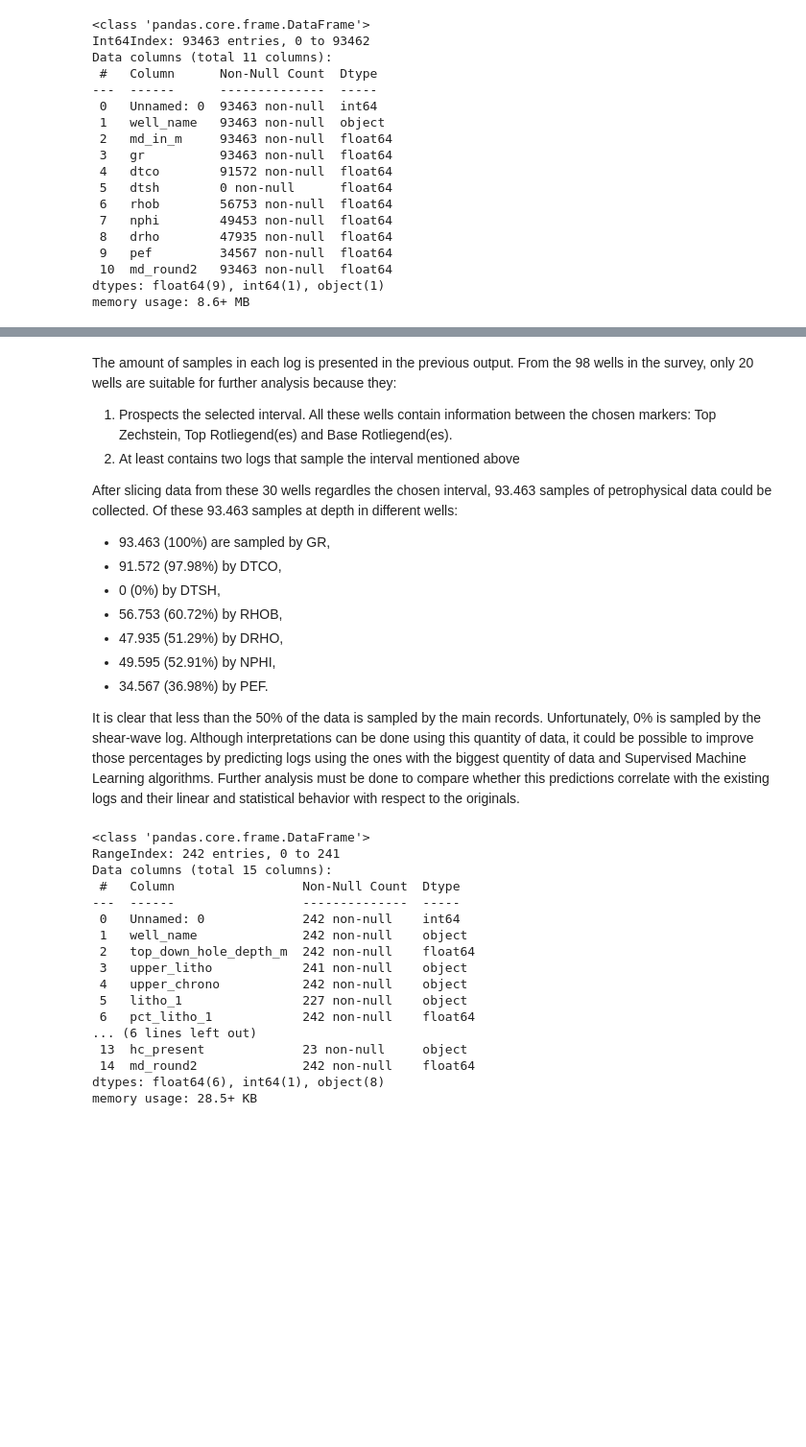
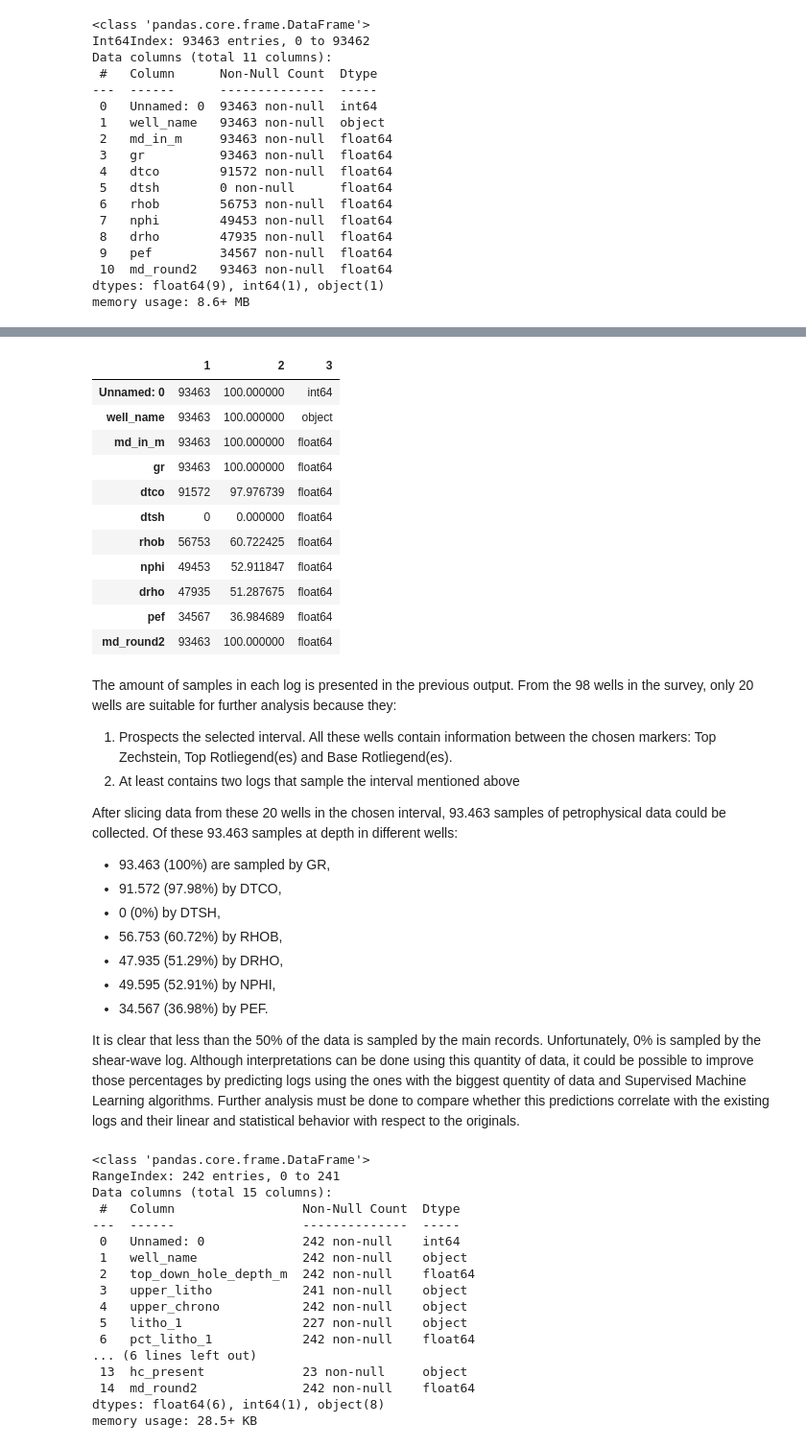
Before and after one commit to lsdR94/OpendTect_wells_to_PSQL, a Jupyter notebook: Data_Analysis.ipynb, the cells around one changed output, grey strips where cells are left out. Shown at 96% size. Drawn from its saved outputs; the diff is of its cells as text; code cells hidden in the pictures; blank space fills up the shorter version.

```diff
--- a/Data_Analysis.ipynb
+++ b/Data_Analysis.ipynb
@@ -74,9 +104,24 @@ memory usage: 8.6+ MB
+# %%
+a
+# %% [output]
+|  | 1 | 2 | 3 |
+| Unnamed: 0 | 93463 | 100.000000 | int64 |
+| well_name | 93463 | 100.000000 | object |
+| md_in_m | 93463 | 100.000000 | float64 |
+| gr | 93463 | 100.000000 | float64 |
+| dtco | 91572 | 97.976739 | float64 |
+| dtsh | 0 | 0.000000 | float64 |
+| rhob | 56753 | 60.722425 | float64 |
+| nphi | 49453 | 52.911847 | float64 |
+| drho | 47935 | 51.287675 | float64 |
+| pef | 34567 | 36.984689 | float64 |
+| md_round2 | 93463 | 100.000000 | float64 |
 # %% [markdown]
 The amount of samples in each log is presented in the previous output. From the 98 wells in the survey, only 20 wells are suitable for further analysis because they:
 1. Prospects the selected interval. All these wells contain information between the chosen markers: Top Zechstein, Top Rotliegend(es) and Base Rotliegend(es).
 2. At least contains two logs that sample the interval mentioned above
 
-After slicing data from these 30 wells regardles the chosen interval, 93.463 samples of petrophysical data could be collected. Of these 93.463 samples at depth in different wells:
+After slicing data from these 20 wells in the chosen interval, 93.463 samples of petrophysical data could be collected. Of these 93.463 samples at depth in different wells:
 - 93.463 (100%) are sampled by GR,
 - 91.572 (97.98%) by DTCO,
 - 0 (0%) by DTSH,
```
Also changed, not shown: parts of 3 cells of this notebook.
